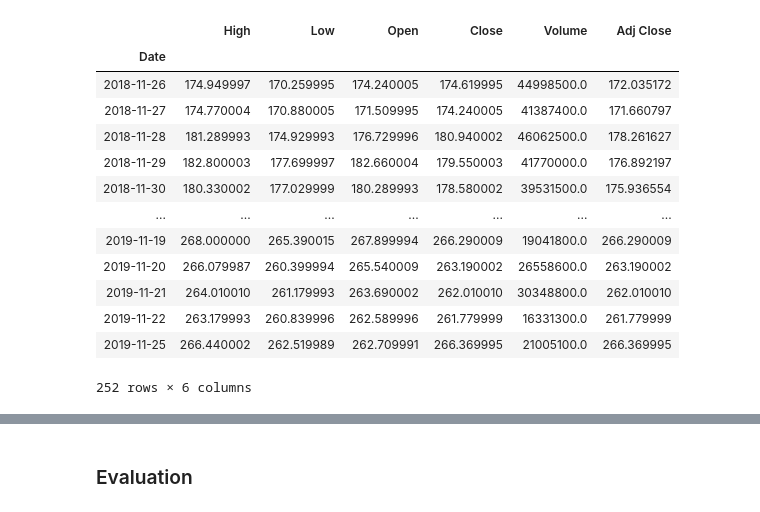
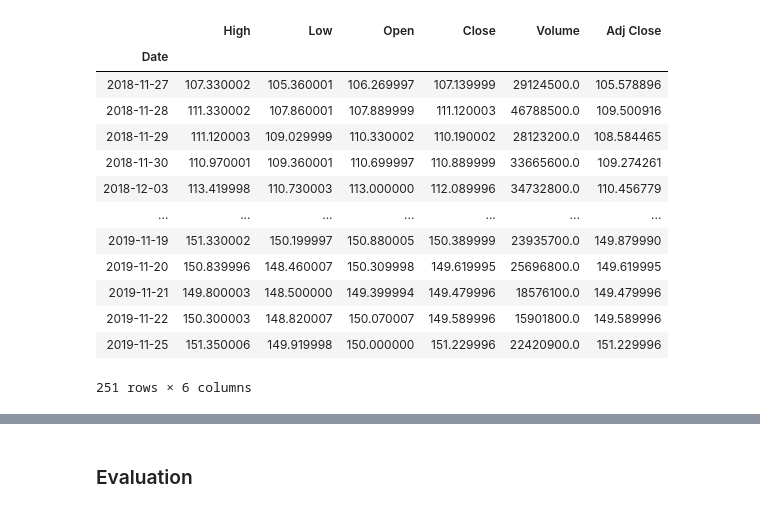
Before and after one commit to aditya0697/Stock_Market_Analysis_and_Prediction, a Jupyter notebook: monte_carlo.ipynb, the cells around one changed output, grey strips where cells are left out. Drawn from its saved outputs; the diff is of its cells as text; code cells hidden in the pictures.

```diff
--- a/monte_carlo.ipynb
+++ b/monte_carlo.ipynb
@@ -47,7 +40,7 @@ train_data
 # %%
 test_start = datetime(current.year-1, current.month, current.day+1)
 test_end = current
-test_data = DataReader('AAPL', 'yahoo', test_start, test_end)
+test_data = DataReader('MSFT', 'yahoo', test_start, test_end)
 print(test_start)
 print(test_end)
 test_data
@@ -57,15 +50,15 @@ test_data
 |  | High | Low | Open | Close | Volume | Adj Close |
 | Date |  |  |  |  |  |  |
-| 2018-11-26 | 174.949997 | 170.259995 | 174.240005 | 174.619995 | 44998500.0 | 172.035172 |
-| 2018-11-27 | 174.770004 | 170.880005 | 171.509995 | 174.240005 | 41387400.0 | 171.660797 |
-| 2018-11-28 | 181.289993 | 174.929993 | 176.729996 | 180.940002 | 46062500.0 | 178.261627 |
-| 2018-11-29 | 182.800003 | 177.699997 | 182.660004 | 179.550003 | 41770000.0 | 176.892197 |
-| 2018-11-30 | 180.330002 | 177.029999 | 180.289993 | 178.580002 | 39531500.0 | 175.936554 |
+| 2018-11-27 | 107.330002 | 105.360001 | 106.269997 | 107.139999 | 29124500.0 | 105.578896 |
+| 2018-11-28 | 111.330002 | 107.860001 | 107.889999 | 111.120003 | 46788500.0 | 109.500916 |
+| 2018-11-29 | 111.120003 | 109.029999 | 110.330002 | 110.190002 | 28123200.0 | 108.584465 |
+| 2018-11-30 | 110.970001 | 109.360001 | 110.699997 | 110.889999 | 33665600.0 | 109.274261 |
+| 2018-12-03 | 113.419998 | 110.730003 | 113.000000 | 112.089996 | 34732800.0 | 110.456779 |
 | ... | ... | ... | ... | ... | ... | ... |
-| 2019-11-19 | 268.000000 | 265.390015 | 267.899994 | 266.290009 | 19041800.0 | 266.290009 |
-| 2019-11-20 | 266.079987 | 260.399994 | 265.540009 | 263.190002 | 26558600.0 | 263.190002 |
-| 2019-11-21 | 264.010010 | 261.179993 | 263.690002 | 262.010010 | 30348800.0 | 262.010010 |
-| 2019-11-22 | 263.179993 | 260.839996 | 262.589996 | 261.779999 | 16331300.0 | 261.779999 |
-| 2019-11-25 | 266.440002 | 262.519989 | 262.709991 | 266.369995 | 21005100.0 | 266.369995 |
+| 2019-11-19 | 151.330002 | 150.199997 | 150.880005 | 150.389999 | 23935700.0 | 149.879990 |
+| 2019-11-20 | 150.839996 | 148.460007 | 150.309998 | 149.619995 | 25696800.0 | 149.619995 |
+| 2019-11-21 | 149.800003 | 148.500000 | 149.399994 | 149.479996 | 18576100.0 | 149.479996 |
+| 2019-11-22 | 150.300003 | 148.820007 | 150.070007 | 149.589996 | 15901800.0 | 149.589996 |
+| 2019-11-25 | 151.350006 | 149.919998 | 150.000000 | 151.229996 | 22420900.0 | 151.229996 |
-252 rows × 6 columns
+251 rows × 6 columns
 # %%
```
Also changed, not shown: parts of 18 cells of this notebook, 2 other files.
